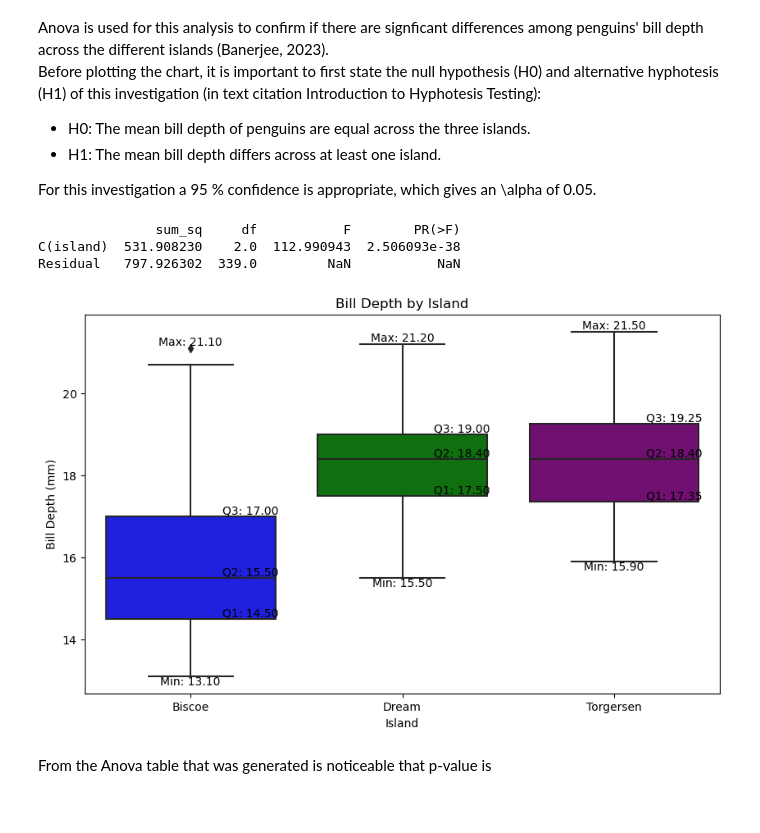
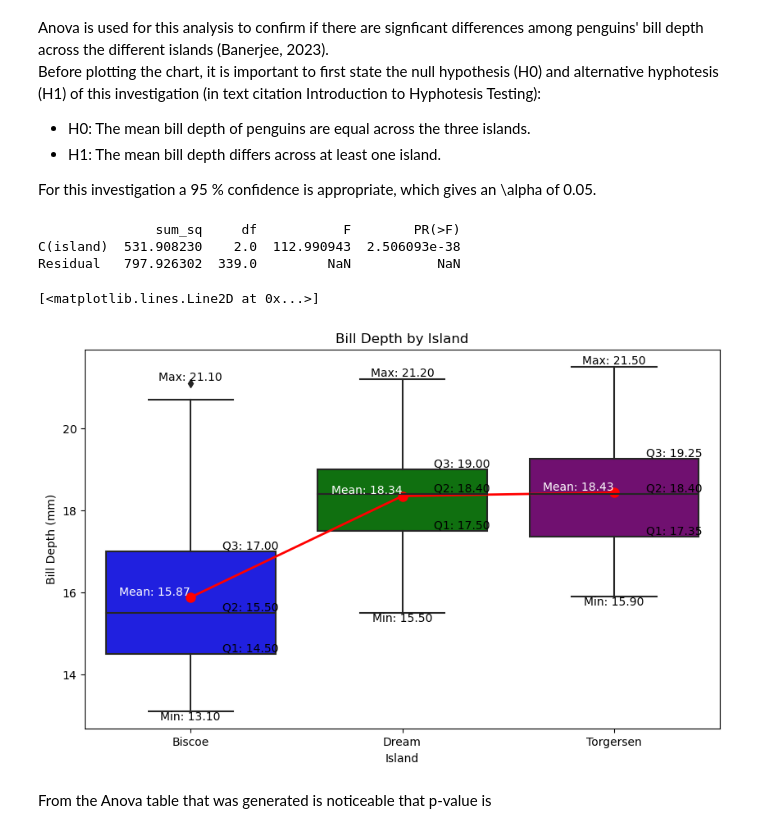
Before and after one commit to filipekojak88/myprojectPDA, a Jupyter notebook: penguins.ipynb, the cells around one changed output. Drawn from its saved outputs; the diff is of its cells as text; code cells hidden in the pictures.

Commit message:
Added mean line and labels to the boxplot

```diff
--- a/penguins.ipynb
+++ b/penguins.ipynb
@@ -268,34 +268,44 @@ print(anova_table)
 
 # Calculate quartiles and whisker positions for each island
 quartiles = data.groupby('island')['bill_depth'].quantile([0.25, 0.50, 0.75])
 
 # Add quartile labels to the plot with adjusted x-coordinates
 for i, island in enumerate(island_order):
     # Get quartile values for the current island
     q1, q2, q3 = quartiles.loc[island].values
 
     # Calculate x-coordinate for the current box plot with an offset for label positioning
     box_position = i
     label_offset = 0.15  # Adjust this value to control the offset
 
     # Plot quartile labels slightly to the right of the box plot
     ax.text(box_position + label_offset, q1, f'Q1: {q1:.2f}', ha='left', va='bottom', fontsize=10, color='black')
     ax.text(box_position + label_offset, q2, f'Q2: {q2:.2f}', ha='left', va='bottom', fontsize=10, color='black')
     ax.text(box_position + label_offset, q3, f'Q3: {q3:.2f}', ha='left', va='bottom', fontsize=10, color='black')
 
     # Calculate and annotate minimum and maximum values
     island_data = data[data['island'] == island]['bill_depth']
     island_min = island_data.min()
     island_max = island_data.max()
 
     # Annotate minimum and maximum values on the plot
     ax.text(box_position, island_min, f'Min: {island_min:.2f}', ha='center', va='top', fontsize=10, color='black')
     ax.text(box_position, island_max, f'Max: {island_max:.2f}', ha='center', va='bottom', fontsize=10, color='black')
+
+    # Calculate and plot the mean value for the current island
+    mean_value = island_data.mean()
+    ax.plot(box_position, mean_value, marker='o', markersize=8, color='red')  # Plot mean point
+    ax.text(box_position, mean_value, f'Mean: {mean_value:.2f}', ha='right', va='bottom', fontsize=10, color='white')
+
+# Calculate and plot a line connecting the means of the three islands
+mean_values = [data[data['island'] == island]['bill_depth'].mean() for island in island_order]
+ax.plot(range(len(island_order)), mean_values, linestyle='-', linewidth=2, color='red', label='_nolegend_')  # Add label='_nolegend_'
 # %% [output]
                sum_sq     df           F        PR(>F)
 C(island)  531.908230    2.0  112.990943  2.506093e-38
 Residual   797.926302  339.0         NaN           NaN
+[<matplotlib.lines.Line2D at 0x...>]
-[figure, old version]
+[figure, new version]
 # %% [markdown]
 From the Anova table that was generated is noticeable that p-value is
 # %% [markdown]
```
